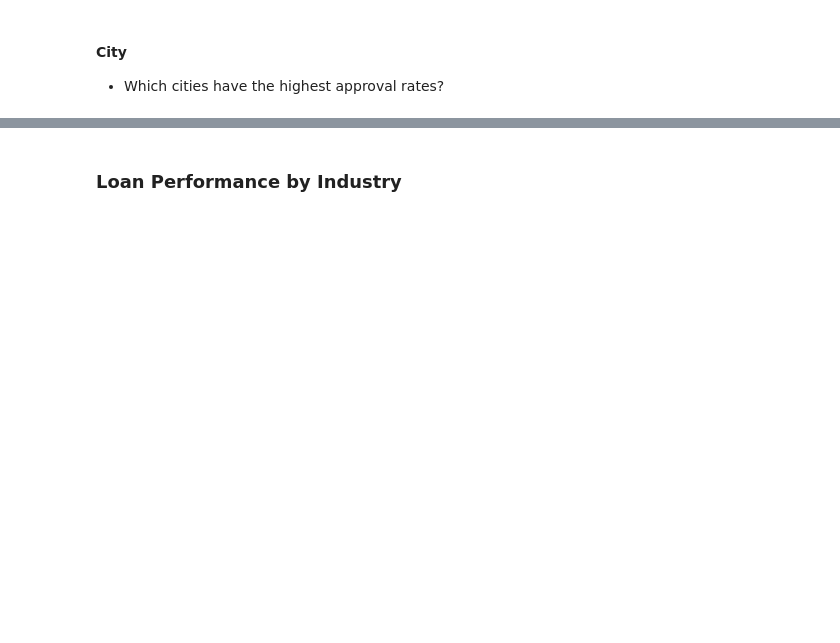
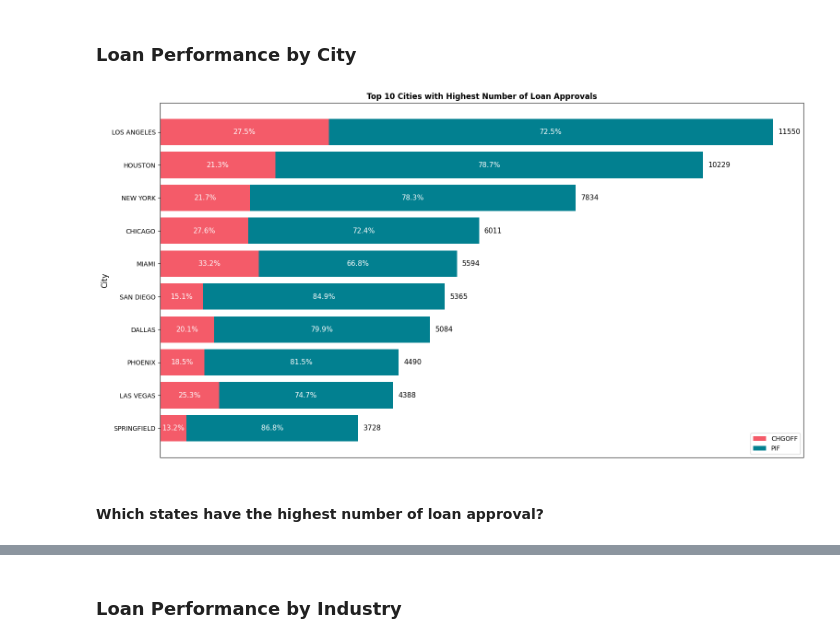
Before and after one commit to MichAdebayo/brief-loan-prediction, a Jupyter notebook: data_analysis.ipynb, the cells around one changed output, grey strips where cells are left out. Saved outputs shown, nothing was run; the diff lists cells and outputs as text; code cells hidden in the pictures; blank space fills up the shorter version.

Commit message:
data analysis completed

```diff
--- a/data_analysis.ipynb
+++ b/data_analysis.ipynb
@@ -24,3 +24,56 @@ wdf = df.copy()
+# %% [markdown]
+### Loan Performance by City
+# %%
+# Aggregate data by city and MIS_Status using size
+selected_cities = df.groupby(['City', 'MIS_Status']).size().unstack(fill_value=0)
+
+# Calculate the total count by city
+selected_cities['Total'] = selected_cities.sum(axis=1)
+
+# Sort the DataFrame by total count in descending order
+selected_cities = selected_cities.sort_values(by='Total', ascending=False)
+
+# Filter to include only the top 10 cities
+selected_cities = selected_cities.head(10)
+
+# Calculate the percentage of CHGOFF and PIF loans
+selected_cities['CHGOFF_Percentage'] = (selected_cities['CHGOFF'] / selected_cities['Total']) * 100
+selected_cities['PIF_Percentage'] = (selected_cities['PIF'] / selected_cities['Total']) * 100
+
+# Define color palette
+colors = ['#F45B69', '#028090']  # Colors for CHGOFF and PIF
+
+# Plot
+plt.figure(figsize=(18, 10))
+bars1 = plt.barh(selected_cities.index, selected_cities['CHGOFF'], color=colors[0], label='CHGOFF')
+bars2 = plt.barh(selected_cities.index, selected_cities['PIF'], left=selected_cities['CHGOFF'], color=colors[1], label='PIF')
+
+plt.xlabel('')
+plt.ylabel('City', fontsize=12)
+plt.title('Top 10 Cities with Highest Number of Loan Approvals', fontweight='bold')
+plt.gca().invert_yaxis()  # Reverse the y-axis
+
+# Annotate bars with their percentages and total counts
+for i, (bar1, bar2) in enumerate(zip(bars1, bars2)):
+    total = selected_cities['Total'].iloc[i]
+    chgoff_percentage = selected_cities['CHGOFF_Percentage'].iloc[i]
+    pif_percentage = selected_cities['PIF_Percentage'].iloc[i]
+    # Annotate CHGOFF percentage
+    plt.text(bar1.get_width() / 2, bar1.get_y() + bar1.get_height() / 2, f'{chgoff_percentage:.1f}%', ha='center', va='center', fontsize=11, color='white')
+    # Annotate PIF percentage
+    plt.text(bar1.get_width() + bar2.get_width() / 2, bar2.get_y() + bar2.get_height() / 2, f'{pif_percentage:.1f}%', ha='center', va='center', fontsize=11, color='white')
+    # Annotate total count
+    plt.text(total + 100, bar1.get_y() + bar1.get_height() / 2, f'{int(total)}', va='center', fontsize=11)
+
+# Add legend
+plt.legend()
+
+# Remove x-axis ticks
+plt.xticks([])
+
+# Show the plot
+plt.show()
+# %% [output]
+[figure, added]
 # %% [markdown]
-#### City
-- Which cities have the highest approval rates?
+#### Which states have the highest number of loan approval?
```
Also changed, not shown: parts of 37 cells of this notebook, 1 other file.
